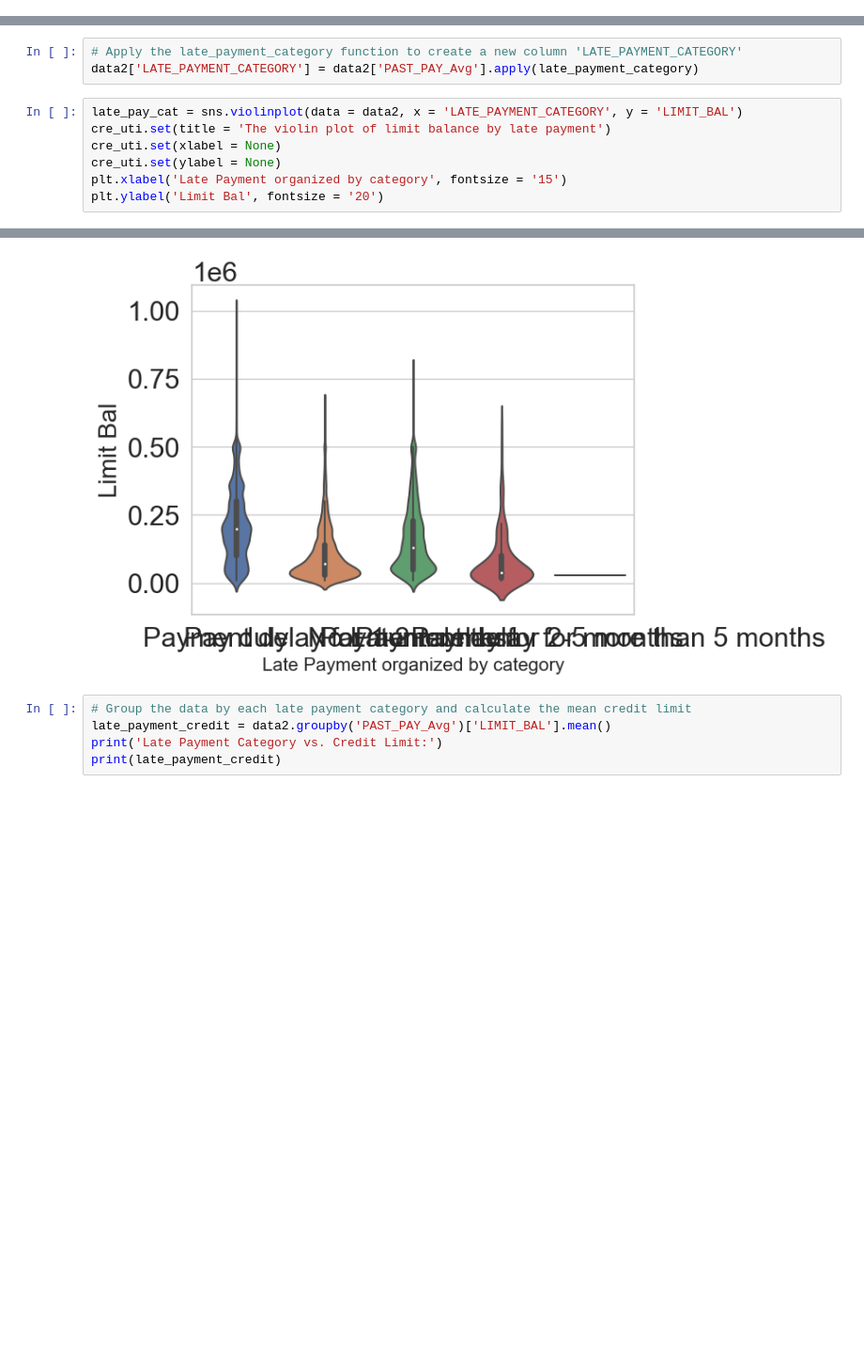
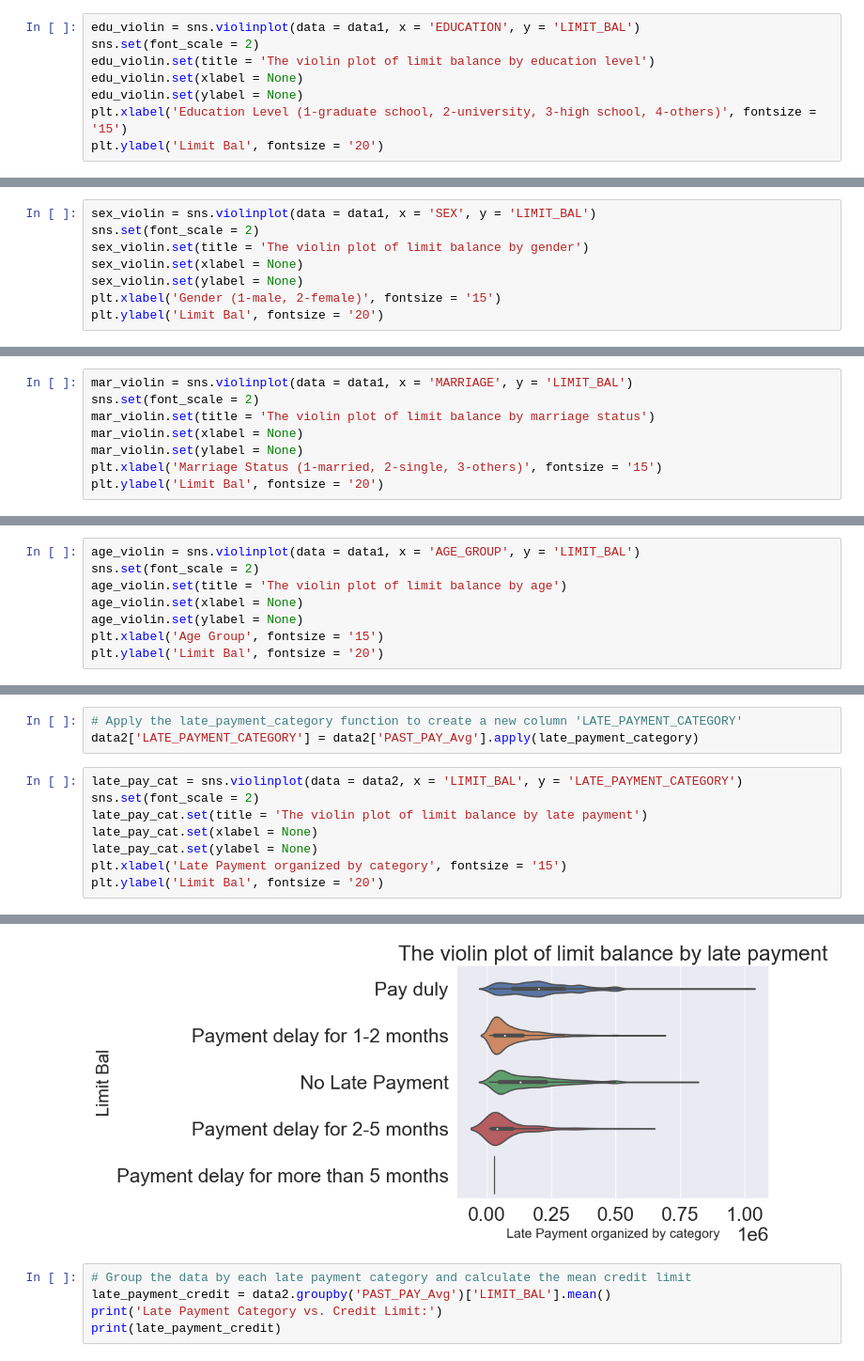
Before and after one commit to ubco-W2022T2-data301/project-group-group27, a Jupyter notebook: analysis/analysis_Betty.ipynb, the cells around one changed output, grey strips where cells are left out. Shown at 94% size. Drawn from its saved outputs; the diff is of its cells as text; blank space fills up the shorter version.

Commit message:
visualizations analysis and observations added

```diff
--- a/analysis/analysis_Betty.ipynb
+++ b/analysis/analysis_Betty.ipynb
@@ -479,3 +490,11 @@ plt.legend()
 # %% [output]
 <matplotlib.legend.Legend at 0x...>
 [figure]
+# %%
+edu_violin = sns.violinplot(data = data1, x = 'EDUCATION', y = 'LIMIT_BAL')
+sns.set(font_scale = 2)
+edu_violin.set(title = 'The violin plot of limit balance by education level')
+edu_violin.set(xlabel = None)
+edu_violin.set(ylabel = None)
+plt.xlabel('Education Level (1-graduate school, 2-university, 3-high school, 4-others)', fontsize = '15')
+plt.ylabel('Limit Bal', fontsize = '20')
@@ -486,3 +508,11 @@ plt.legend()
 # %% [output]
 <matplotlib.legend.Legend at 0x...>
 [figure]
+# %%
+sex_violin = sns.violinplot(data = data1, x = 'SEX', y = 'LIMIT_BAL')
+sns.set(font_scale = 2)
+sex_violin.set(title = 'The violin plot of limit balance by gender')
+sex_violin.set(xlabel = None)
+sex_violin.set(ylabel = None)
+plt.xlabel('Gender (1-male, 2-female)', fontsize = '15')
+plt.ylabel('Limit Bal', fontsize = '20')
@@ -493,3 +526,11 @@ plt.legend()
 # %% [output]
 <matplotlib.legend.Legend at 0x...>
 [figure]
+# %%
+mar_violin = sns.violinplot(data = data1, x = 'MARRIAGE', y = 'LIMIT_BAL')
+sns.set(font_scale = 2)
+mar_violin.set(title = 'The violin plot of limit balance by marriage status')
+mar_violin.set(xlabel = None)
+mar_violin.set(ylabel = None)
+plt.xlabel('Marriage Status (1-married, 2-single, 3-others)', fontsize = '15')
+plt.ylabel('Limit Bal', fontsize = '20')
@@ -557,3 +601,11 @@ plt.legend()
 # %% [output]
 <matplotlib.legend.Legend at 0x...>
 [figure]
+# %%
+age_violin = sns.violinplot(data = data1, x = 'AGE_GROUP', y = 'LIMIT_BAL')
+sns.set(font_scale = 2)
+age_violin.set(title = 'The violin plot of limit balance by age')
+age_violin.set(xlabel = None)
+age_violin.set(ylabel = None)
+plt.xlabel('Age Group', fontsize = '15')
+plt.ylabel('Limit Bal', fontsize = '20')
@@ -638,15 +694,16 @@ def late_payment_category(payment):
 # Apply the late_payment_category function to create a new column 'LATE_PAYMENT_CATEGORY'
 data2['LATE_PAYMENT_CATEGORY'] = data2['PAST_PAY_Avg'].apply(late_payment_category)
 # %%
-late_pay_cat = sns.violinplot(data = data2, x = 'LATE_PAYMENT_CATEGORY', y = 'LIMIT_BAL')
-cre_uti.set(title = 'The violin plot of limit balance by late payment')
-cre_uti.set(xlabel = None)
-cre_uti.set(ylabel = None)
+late_pay_cat = sns.violinplot(data = data2, x = 'LIMIT_BAL', y = 'LATE_PAYMENT_CATEGORY')
+sns.set(font_scale = 2)
+late_pay_cat.set(title = 'The violin plot of limit balance by late payment')
+late_pay_cat.set(xlabel = None)
+late_pay_cat.set(ylabel = None)
 plt.xlabel('Late Payment organized by category', fontsize = '15')
 plt.ylabel('Limit Bal', fontsize = '20')
 # %% [output]
 Text(0, 0.5, 'Limit Bal')
-[figure, old version]
+[figure, new version]
 # %%
 # Group the data by each late payment category and calculate the mean credit limit
 late_payment_credit = data2.groupby('PAST_PAY_Avg')['LIMIT_BAL'].mean()
```
Also changed, not shown: parts of 20 cells of this notebook, 3 other files.
